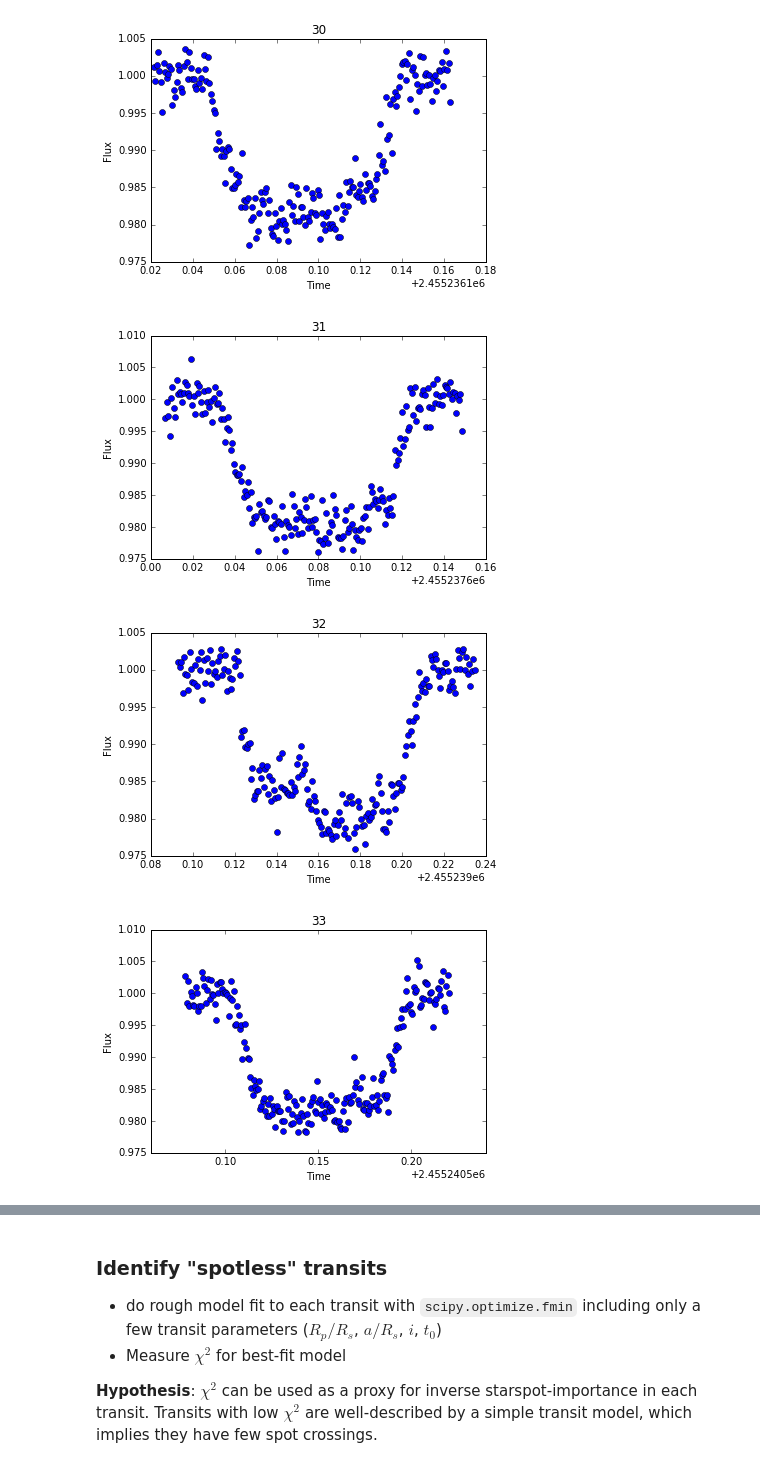
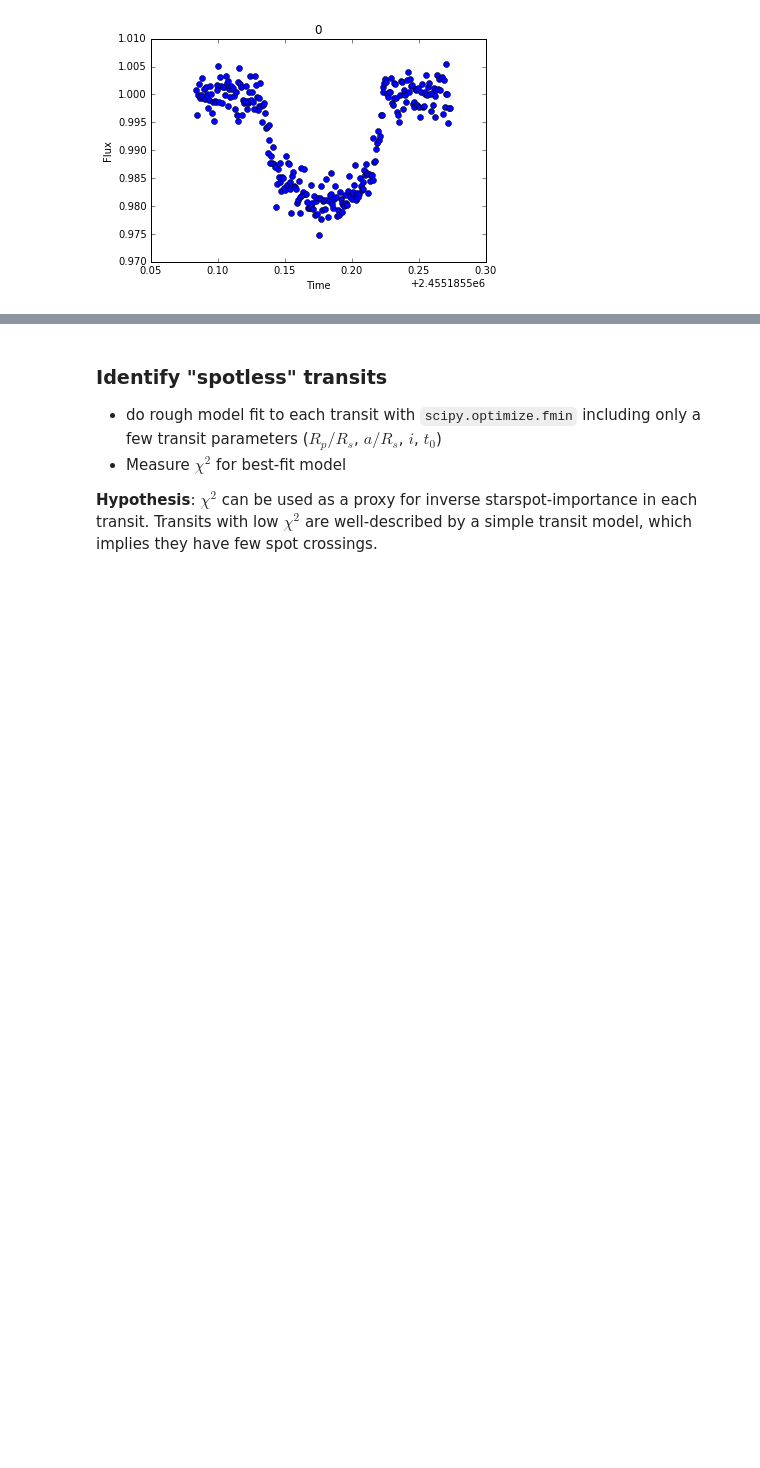
Before and after one commit to bmorris3/starspots, a Jupyter notebook: kepler17/fit_transit_shallow-k17.ipynb, the cells around one changed output, grey strips where cells are left out. Cells and saved outputs as stored; diff of their text form; code cells hidden in the pictures; blank space fills up the shorter version.

```diff
--- a/kepler17/fit_transit_shallow-k17.ipynb
+++ b/kepler17/fit_transit_shallow-k17.ipynb
@@ -73,22 +66,16 @@ plt.ylabel('Maximum smoothed flux');
 # %%
-from datacleaner import kepler17_params_db
-k17_params = kepler17_params_db()
 short_cadence = LightCurve(name='transits_short',
-                           **short_lc.mask_out_of_transit(params=k17_params))
-transits = short_cadence.get_transit_light_curves(params=k17_params)
+                           **short_lc.mask_out_of_transit())
+transits = short_cadence.get_transit_light_curves()
 # Remove data if there aren't enough fluxes
 transits = [transit for transit in transits if len(transit.times) > 180]
 
 for transit in transits:
-    transit.subtract_polynomial_baseline(order=2, params=k17_params)
+    transit.subtract_polynomial_baseline(order=2)
     transit.fluxes += quarterly_maxes[transit.quarters[0]]
     transit.fluxes /= quarterly_maxes[transit.quarters[0]]
     transit.errors /= quarterly_maxes[transit.quarters[0]]
 
-for i in range(30, 60):
-    transits[i].plot(k17_params)
+transits[0].plot()
 # %% [output]
-[figure, old version]
+[figure, new version]
-[figure, removed]
-[figure, removed]
-[figure, removed]
```
Also changed, not shown: parts of 52 cells of this notebook.
